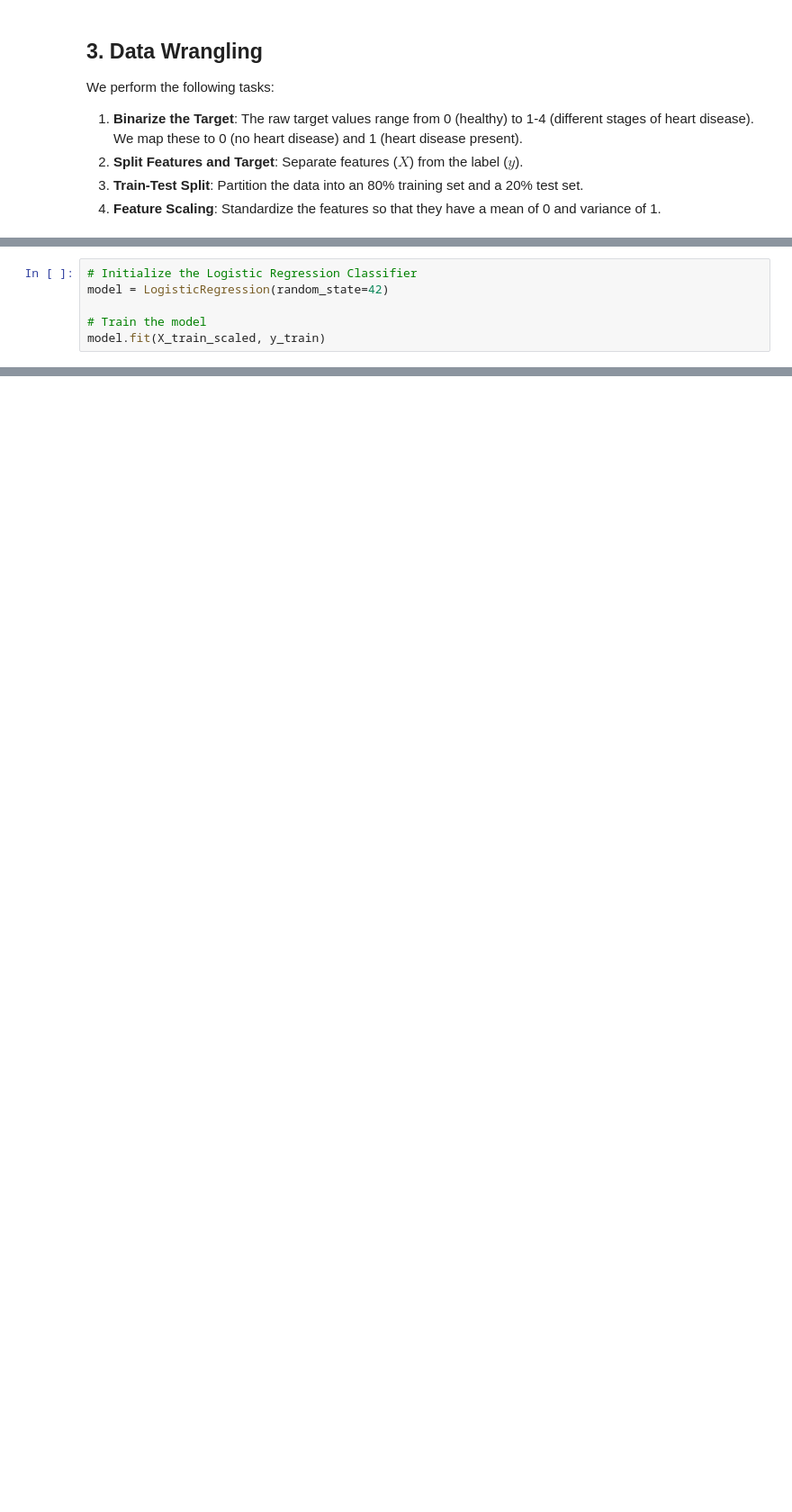
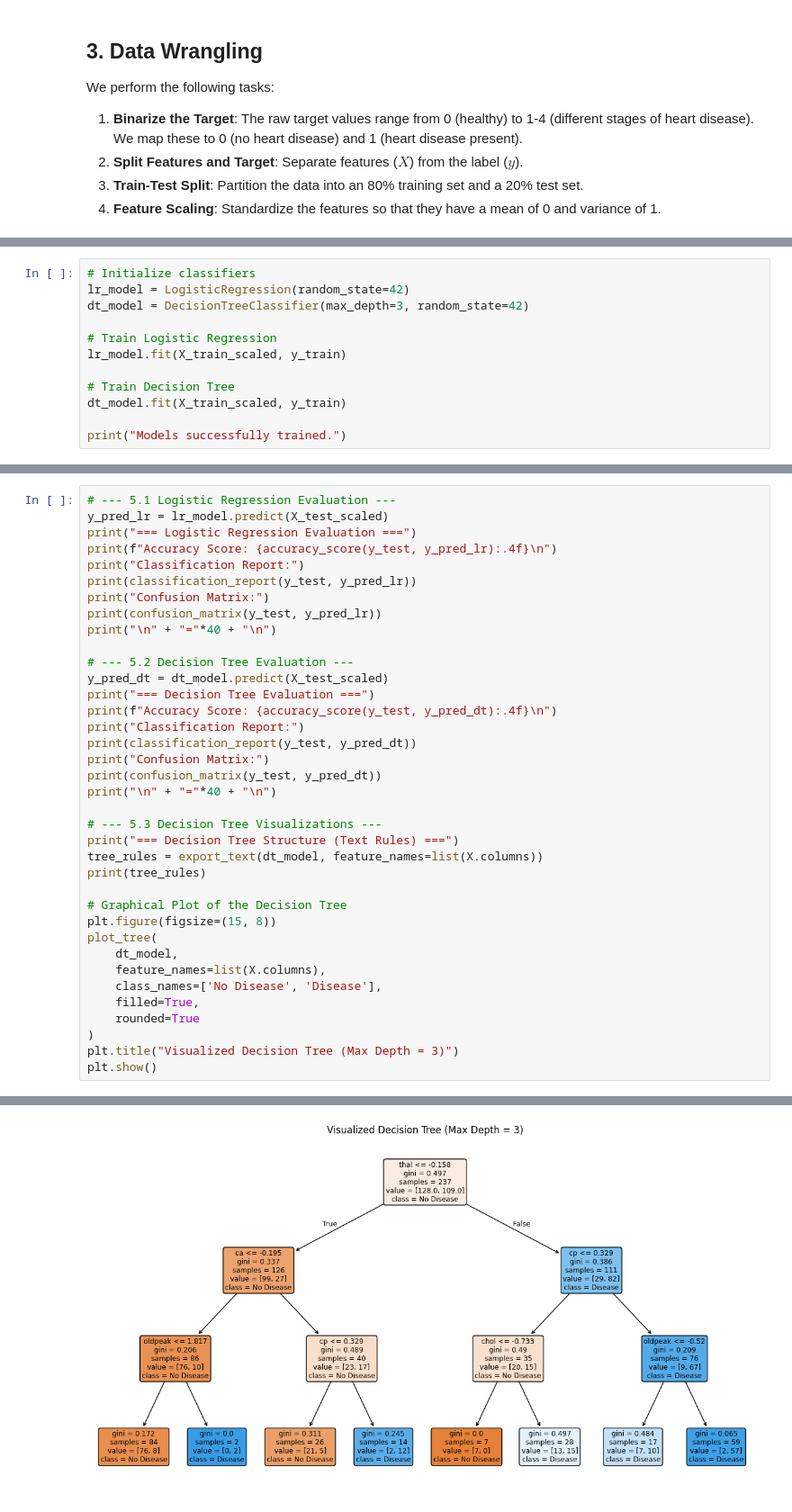
Before and after one commit to jahnavichowdarykollu-bit/CODTECH-, a Jupyter notebook: heart_disease_prediction.ipynb, the cells around one changed output, grey strips where cells are left out. Shown at 90% size. Cells and saved outputs as stored; diff of their text form; blank space fills up the shorter version.

```diff
--- a/heart_disease_prediction.ipynb
+++ b/heart_disease_prediction.ipynb
@@ -83,6 +115,12 @@ We initialize and train a Logistic Regression Classifier using the scaled traini
-# %%
-# Initialize the Logistic Regression Classifier
-model = LogisticRegression(random_state=42)
-
-# Train the model
-model.fit(X_train_scaled, y_train)
+# %%
+# Initialize classifiers
+lr_model = LogisticRegression(random_state=42)
+dt_model = DecisionTreeClassifier(max_depth=3, random_state=42)
+
+# Train Logistic Regression
+lr_model.fit(X_train_scaled, y_train)
+
+# Train Decision Tree
+dt_model.fit(X_train_scaled, y_train)
+
+print("Models successfully trained.")
@@ -105,0 +133,38 @@ print(confusion_matrix(y_test, y_pred))
+# %%
+# --- 5.1 Logistic Regression Evaluation ---
+y_pred_lr = lr_model.predict(X_test_scaled)
+print("=== Logistic Regression Evaluation ===")
+print(f"Accuracy Score: {accuracy_score(y_test, y_pred_lr):.4f}\n")
+print("Classification Report:")
+print(classification_report(y_test, y_pred_lr))
+print("Confusion Matrix:")
+print(confusion_matrix(y_test, y_pred_lr))
+print("\n" + "="*40 + "\n")
+
+# --- 5.2 Decision Tree Evaluation ---
+y_pred_dt = dt_model.predict(X_test_scaled)
+print("=== Decision Tree Evaluation ===")
+print(f"Accuracy Score: {accuracy_score(y_test, y_pred_dt):.4f}\n")
+print("Classification Report:")
+print(classification_report(y_test, y_pred_dt))
+print("Confusion Matrix:")
+print(confusion_matrix(y_test, y_pred_dt))
+print("\n" + "="*40 + "\n")
+
+# --- 5.3 Decision Tree Visualizations ---
+print("=== Decision Tree Structure (Text Rules) ===")
+tree_rules = export_text(dt_model, feature_names=list(X.columns))
+print(tree_rules)
+
+# Graphical Plot of the Decision Tree
+plt.figure(figsize=(15, 8))
+plot_tree(
+    dt_model,
+    feature_names=list(X.columns),
+    class_names=['No Disease', 'Disease'],
+    filled=True,
+    rounded=True
+)
+plt.title("Visualized Decision Tree (Max Depth = 3)")
+plt.show()
+# %% [output]
@@ -105,0 +188 @@ print(confusion_matrix(y_test, y_pred))
+[figure, added]
```
Also changed, not shown: parts of 10 cells of this notebook.
